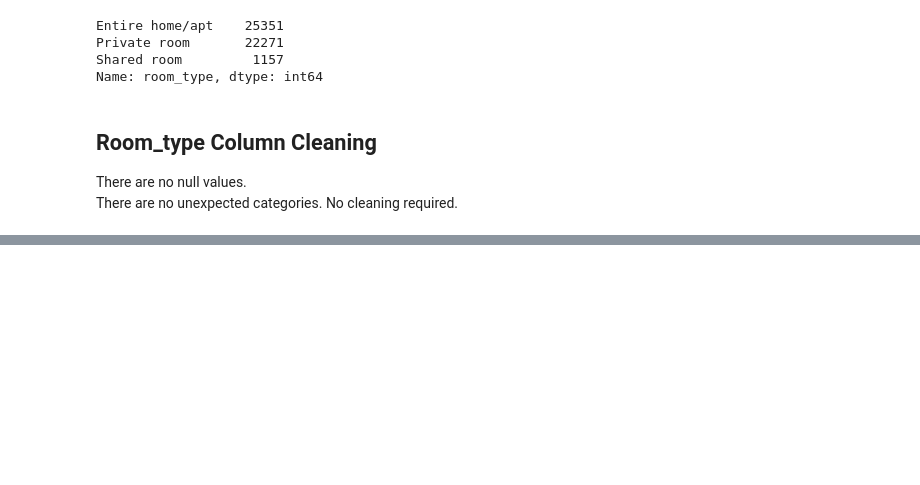
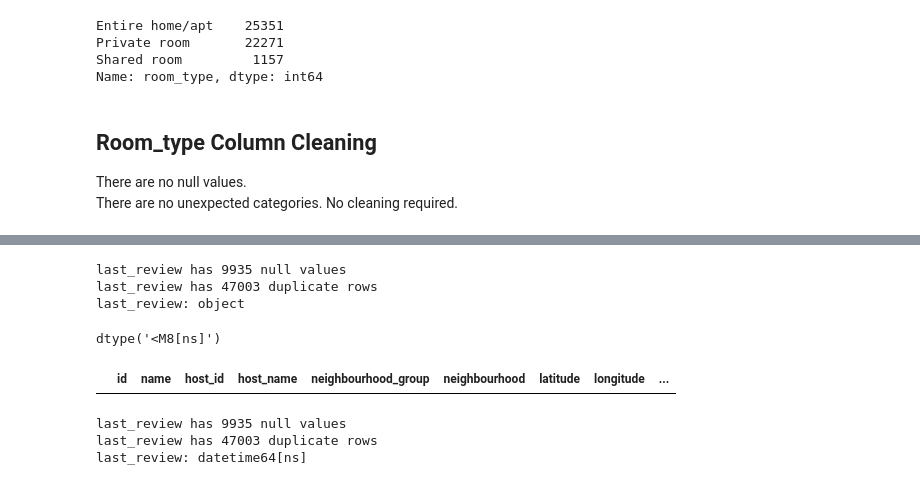
Before and after one commit to FrequentNotebook/AB_NYC-Data-Cleaning, a Jupyter notebook: AB_NYC_2019 Data Cleaning And EDA.ipynb, the cells around one changed output, grey strips where cells are left out. Saved outputs shown, nothing was run; the diff lists cells and outputs as text; code cells hidden in the pictures; blank space fills up the shorter version.

```diff
--- a/AB_NYC_2019 Data Cleaning And EDA.ipynb
+++ b/AB_NYC_2019 Data Cleaning And EDA.ipynb
@@ -650,0 +788,39 @@ No cleaning required.
+# %%
+# inspect last_review column
+
+print(f'{df.columns[12]} has {df[df.columns[12]].isna().sum()} null values')
+print(f'{df.columns[12]} has {df[df.columns[12]].duplicated().sum()} duplicate rows')
+print(f'{df.columns[12]}: {df[df.columns[12]].dtype}')
+# %% [output]
+last_review has 9935 null values
+last_review has 47003 duplicate rows
+last_review: object
+# %%
+# convert data type to datetime
+
+df['last_review'] = pd.to_datetime(df['last_review'])
+# %%
+# validate the datetime change
+
+df['last_review'].dtype
+# %% [output]
+dtype('<M8[ns]')
+# %%
+# data integrity check
+
+data_check = ( (df['number_of_reviews'] == 0) &
+              (df['last_review'].notna())
+)
+df.loc[data_check]
+# %% [output]
+|  | id | name | host_id | host_name | neighbourhood_group | neighbourhood | latitude | longitude | ... |
+# %%
+# validate last_review column
+
+print(f'{df.columns[12]} has {df[df.columns[12]].isna().sum()} null values')
+print(f'{df.columns[12]} has {df[df.columns[12]].duplicated().sum()} duplicate rows')
+print(f'{df.columns[12]}: {df[df.columns[12]].dtype}')
+# %% [output]
+last_review has 9935 null values
+last_review has 47003 duplicate rows
+last_review: datetime64[ns]
```
Also changed, not shown: parts of 21 cells of this notebook.
